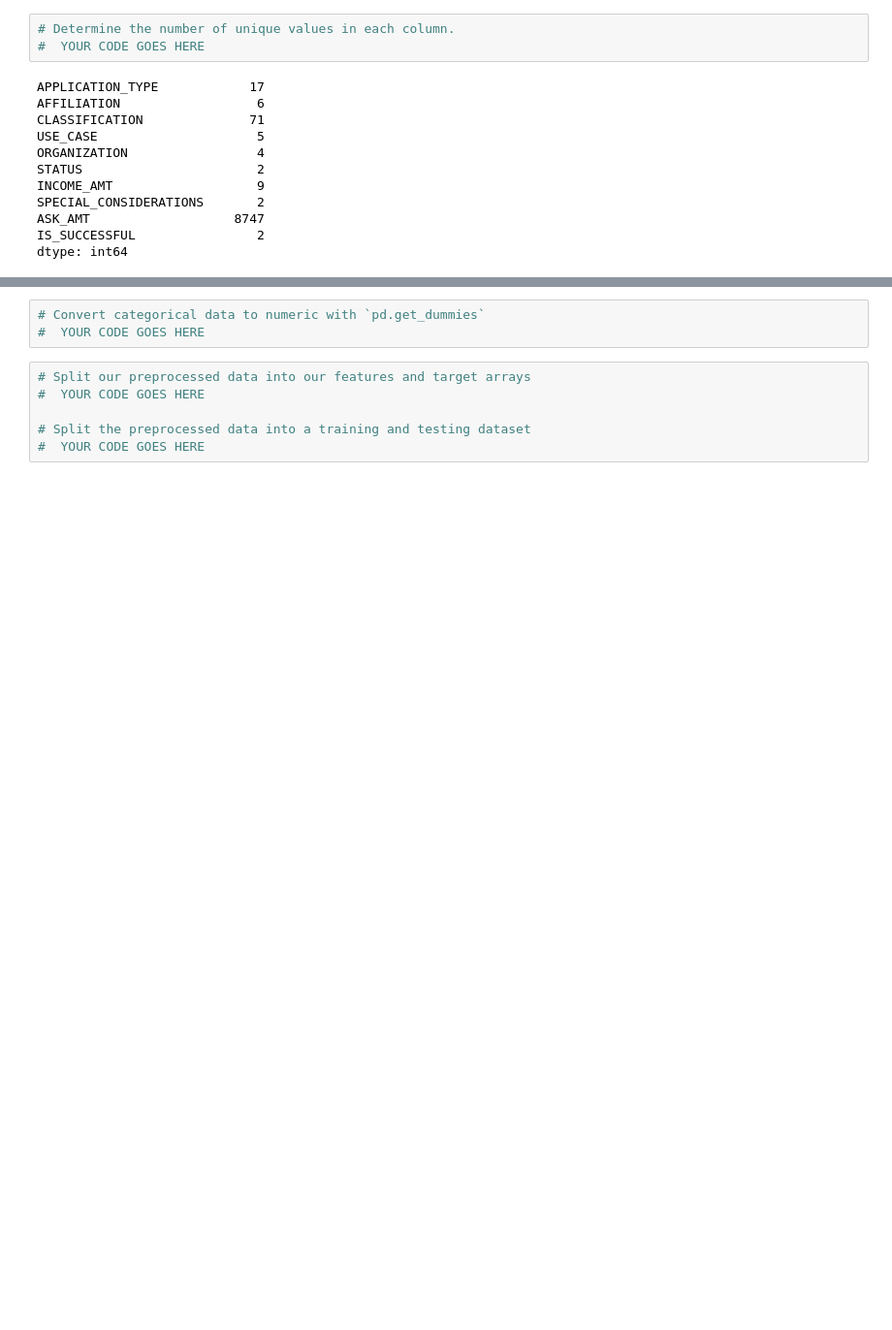
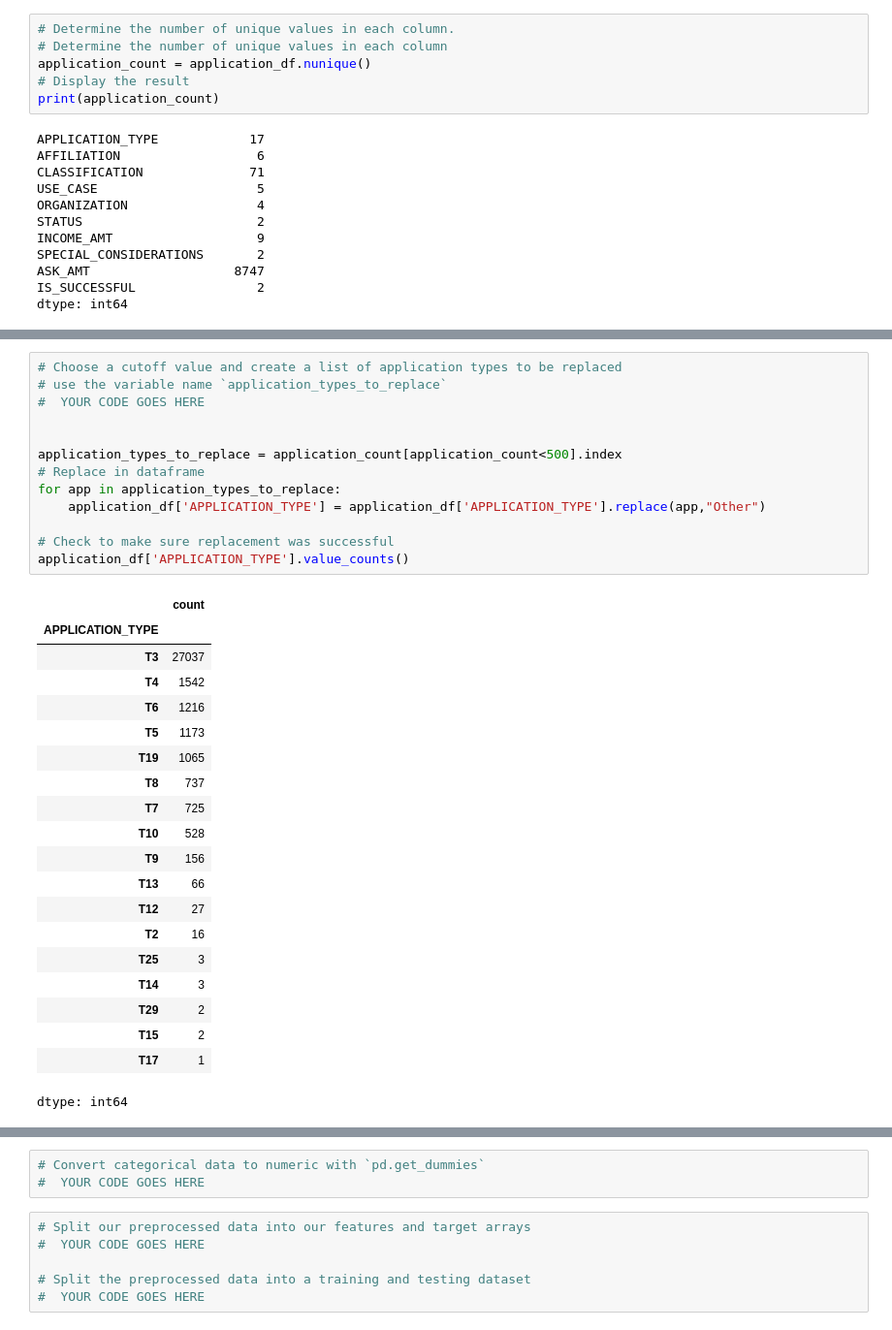
Before and after one commit to aparajita-code/deep-learning-challenge, a Jupyter notebook: Starter_Code/Alphabet_Soup.ipynb, the cells around one changed output, grey strips where cells are left out. Shown at 97% size. Cells and saved outputs as stored; diff of their text form; blank space fills up the shorter version.

```diff
--- a/Starter_Code/Alphabet_Soup.ipynb
+++ b/Starter_Code/Alphabet_Soup.ipynb
@@ -24,6 +33,9 @@ application_df.head()
 # %%
 # Determine the number of unique values in each column.
-#  YOUR CODE GOES HERE
+# Determine the number of unique values in each column
+application_count = application_df.nunique()
+# Display the result
+print(application_count)
 # %% [output]
 APPLICATION_TYPE            17
 AFFILIATION                  6
@@ -39 +80,35 @@ dtype: int64
+# %%
+# Choose a cutoff value and create a list of application types to be replaced
+# use the variable name `application_types_to_replace`
+#  YOUR CODE GOES HERE
+
+
+application_types_to_replace = application_count[application_count<500].index
+# Replace in dataframe
+for app in application_types_to_replace:
+    application_df['APPLICATION_TYPE'] = application_df['APPLICATION_TYPE'].replace(app,"Other")
+
+# Check to make sure replacement was successful
+application_df['APPLICATION_TYPE'].value_counts()
+# %% [output]
+|  | count |
+| APPLICATION_TYPE |  |
+| T3 | 27037 |
+| T4 | 1542 |
+| T6 | 1216 |
+| T5 | 1173 |
+| T19 | 1065 |
+| T8 | 737 |
+| T7 | 725 |
+| T10 | 528 |
+| T9 | 156 |
+| T13 | 66 |
+| T12 | 27 |
+| T2 | 16 |
+| T25 | 3 |
+| T14 | 3 |
+| T29 | 2 |
+| T15 | 2 |
+| T17 | 1 |
+dtype: int64
 # %%
```
Also changed, not shown: parts of 7 cells of this notebook.
